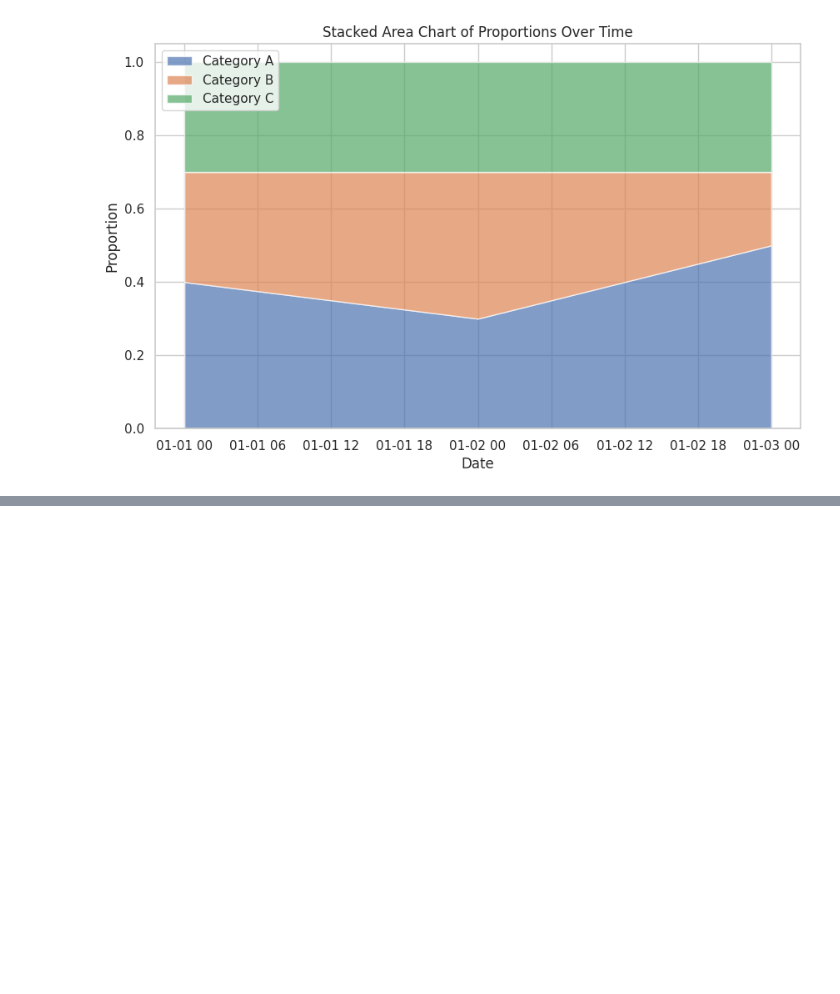
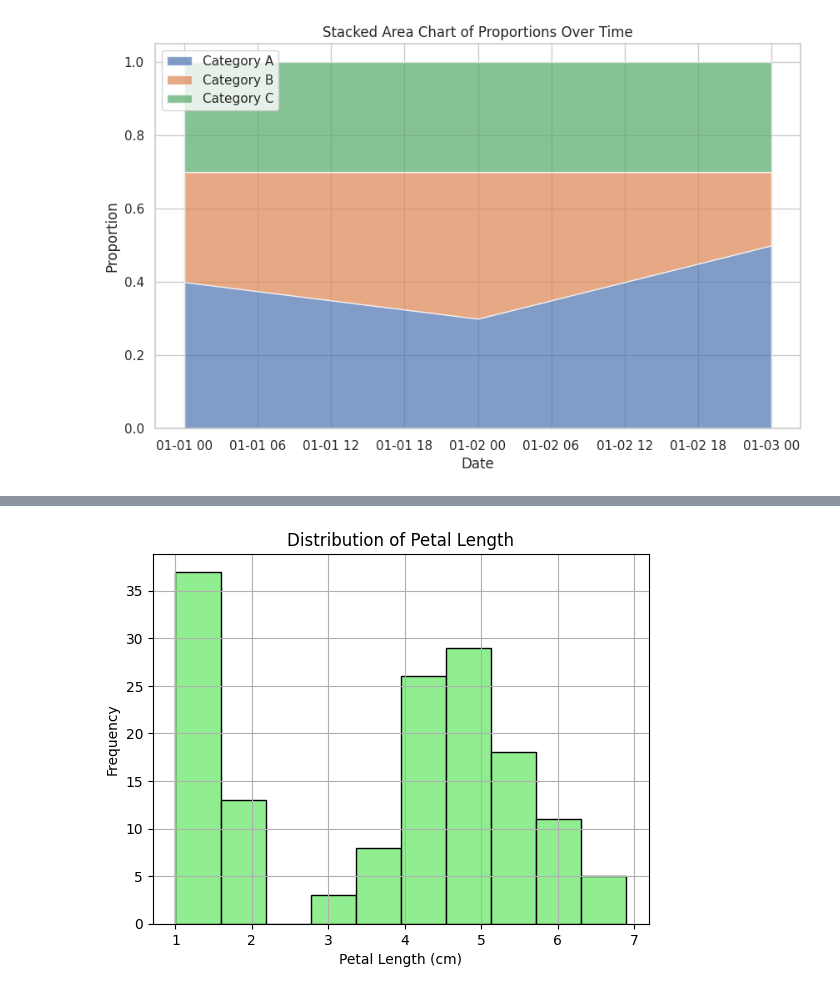
Before and after one commit to aravindmali/aravindmali, a Jupyter notebook: aravind.ipynb, the cells around one changed output, grey strips where cells are left out. Saved outputs shown, nothing was run; the diff lists cells and outputs as text; code cells hidden in the pictures; blank space fills up the shorter version.

```diff
--- a/aravind.ipynb
+++ b/aravind.ipynb
@@ -1550,0 +1675,9 @@ plt.show()
+# %%
+plt.hist(iris['petal_length'], bins=10, color='lightgreen', edgecolor='black')
+plt.title("Distribution of Petal Length")
+plt.xlabel("Petal Length (cm)")
+plt.ylabel("Frequency")
+plt.grid(True)
+plt.show()
+# %% [output]
+[figure, added]
```
Also changed, not shown: parts of 74 cells of this notebook.
